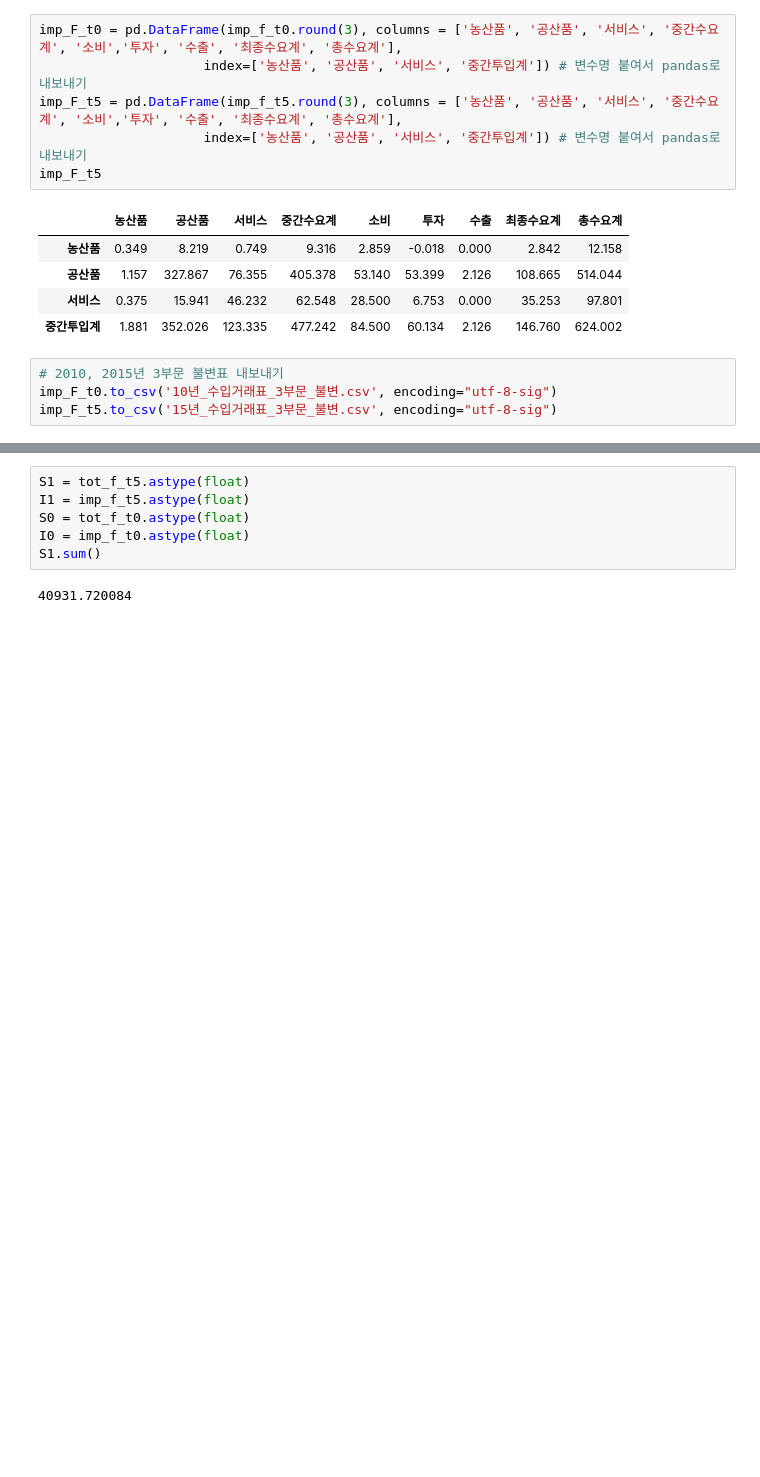
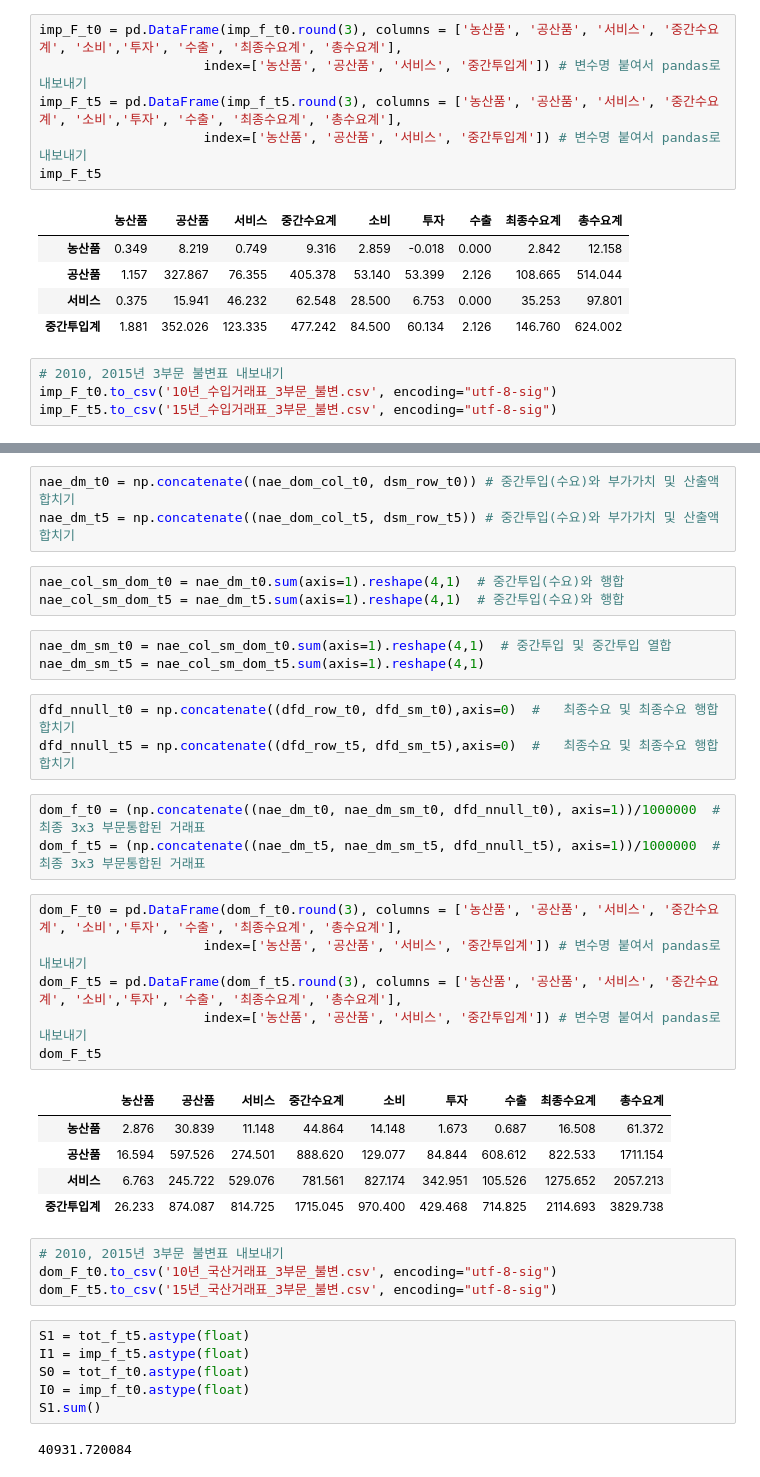
Before and after one commit to Tom-Jung/legendary-funicular, a Jupyter notebook: Ch6_2. 산출 변동요인 분해_3부문_파쉐_라스파이레스_최종.ipynb, the cells around one changed output, grey strips where cells are left out. Saved outputs shown, nothing was run; the diff lists cells and outputs as text; blank space fills up the shorter version.

```diff
--- a/Ch6_2. 산출 변동요인 분해_3부문_파쉐_라스파이레스_최종.ipynb
+++ b/Ch6_2. 산출 변동요인 분해_3부문_파쉐_라스파이레스_최종.ipynb
@@ -207,3 +235,34 @@ imp_F_t5.to_csv('15년_수입거래표_3부문_불변.csv', encoding="utf-8-sig"
+# %%
+nae_dm_t0 = np.concatenate((nae_dom_col_t0, dsm_row_t0)) # 중간투입(수요)와 부가가치 및 산출액 합치기
+nae_dm_t5 = np.concatenate((nae_dom_col_t5, dsm_row_t5)) # 중간투입(수요)와 부가가치 및 산출액 합치기
+# %%
+nae_col_sm_dom_t0 = nae_dm_t0.sum(axis=1).reshape(4,1)  # 중간투입(수요)와 행합
+nae_col_sm_dom_t5 = nae_dm_t5.sum(axis=1).reshape(4,1)  # 중간투입(수요)와 행합
+# %%
+nae_dm_sm_t0 = nae_col_sm_dom_t0.sum(axis=1).reshape(4,1)  # 중간투입 및 중간투입 열합
+nae_dm_sm_t5 = nae_col_sm_dom_t5.sum(axis=1).reshape(4,1)
+# %%
+dfd_nnull_t0 = np.concatenate((dfd_row_t0, dfd_sm_t0),axis=0)  #   최종수요 및 최종수요 행합 합치기
+dfd_nnull_t5 = np.concatenate((dfd_row_t5, dfd_sm_t5),axis=0)  #   최종수요 및 최종수요 행합 합치기
+# %%
+dom_f_t0 = (np.concatenate((nae_dm_t0, nae_dm_sm_t0, dfd_nnull_t0), axis=1))/1000000  # 최종 3x3 부문통합된 거래표
+dom_f_t5 = (np.concatenate((nae_dm_t5, nae_dm_sm_t5, dfd_nnull_t5), axis=1))/1000000  # 최종 3x3 부문통합된 거래표
+# %%
+dom_F_t0 = pd.DataFrame(dom_f_t0.round(3), columns = ['농산품', '공산품', '서비스', '중간수요계', '소비','투자', '수출', '최종수요계', '총수요계'],
+                     index=['농산품', '공산품', '서비스', '중간투입계']) # 변수명 붙여서 pandas로 내보내기
+dom_F_t5 = pd.DataFrame(dom_f_t5.round(3), columns = ['농산품', '공산품', '서비스', '중간수요계', '소비','투자', '수출', '최종수요계', '총수요계'],
+                     index=['농산품', '공산품', '서비스', '중간투입계']) # 변수명 붙여서 pandas로 내보내기
+dom_F_t5
+# %% [output]
+|  | 농산품 | 공산품 | 서비스 | 중간수요계 | 소비 | 투자 | 수출 | 최종수요계 | 총수요계 |
+| 농산품 | 2.876 | 30.839 | 11.148 | 44.864 | 14.148 | 1.673 | 0.687 | 16.508 | 61.372 |
+| 공산품 | 16.594 | 597.526 | 274.501 | 888.620 | 129.077 | 84.844 | 608.612 | 822.533 | 1711.154 |
+| 서비스 | 6.763 | 245.722 | 529.076 | 781.561 | 827.174 | 342.951 | 105.526 | 1275.652 | 2057.213 |
+| 중간투입계 | 26.233 | 874.087 | 814.725 | 1715.045 | 970.400 | 429.468 | 714.825 | 2114.693 | 3829.738 |
+# %%
+# 2010, 2015년 3부문 불변표 내보내기
+dom_F_t0.to_csv('10년_국산거래표_3부문_불변.csv', encoding="utf-8-sig")
+dom_F_t5.to_csv('15년_국산거래표_3부문_불변.csv', encoding="utf-8-sig")
 # %%
 S1 = tot_f_t5.astype(float)
 I1 = imp_f_t5.astype(float)
```
Also changed, not shown: parts of 11 cells of this notebook.
